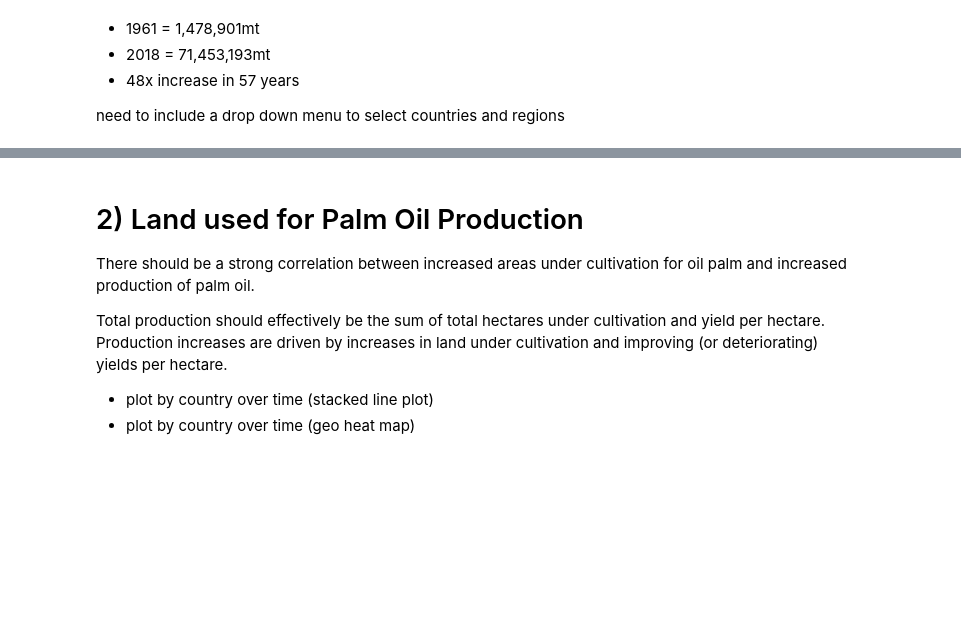
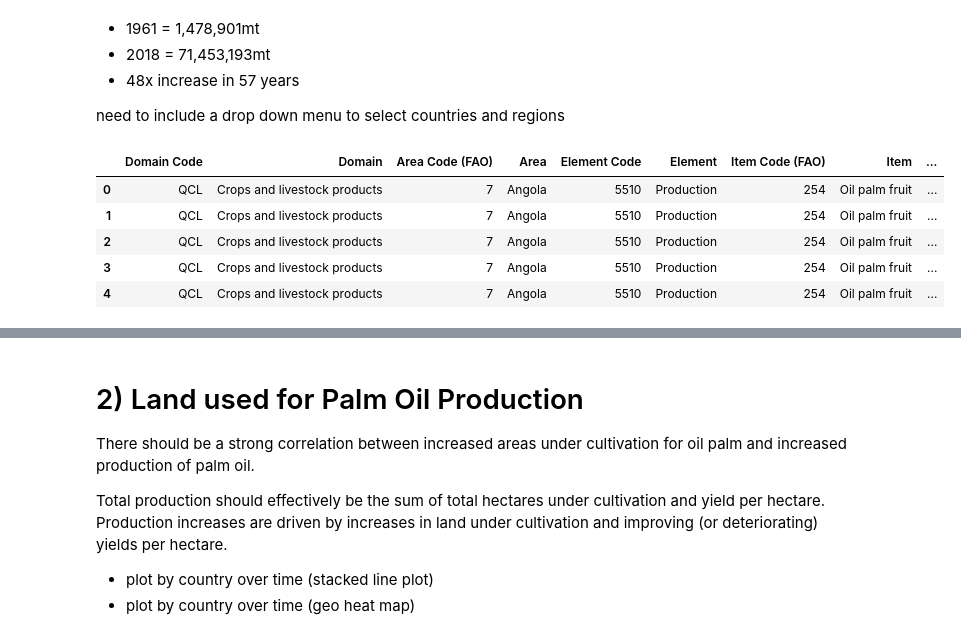
Before and after one commit to mkingopng/palm_olein, a Jupyter notebook: long_term_analysis.ipynb, the cells around one changed output, grey strips where cells are left out. Cells and saved outputs as stored; diff of their text form; code cells hidden in the pictures; blank space fills up the shorter version.

Commit message:
changing to new data direct from FAO api

```diff
--- a/long_term_analysis.ipynb
+++ b/long_term_analysis.ipynb
@@ -147,3 +105,13 @@ palm_oil_prodn_fig.show()
 - 48x increase in 57 years
 
 need to include a drop down menu to select countries and regions
+# %%
+prodn = pd.read_csv(os.path.join(DATA, 'oil_palm_fruit_production_data_5-27-2022.csv'))  # using the data from FAO
+prodn.head()
+# %% [output]
+|  | Domain Code | Domain | Area Code (FAO) | Area | Element Code | Element | Item Code (FAO) | Item | ... |
+| 0 | QCL | Crops and livestock products | 7 | Angola | 5510 | Production | 254 | Oil palm fruit | ... |
+| 1 | QCL | Crops and livestock products | 7 | Angola | 5510 | Production | 254 | Oil palm fruit | ... |
+| 2 | QCL | Crops and livestock products | 7 | Angola | 5510 | Production | 254 | Oil palm fruit | ... |
+| 3 | QCL | Crops and livestock products | 7 | Angola | 5510 | Production | 254 | Oil palm fruit | ... |
+| 4 | QCL | Crops and livestock products | 7 | Angola | 5510 | Production | 254 | Oil palm fruit | ... |
```
Also changed, not shown: parts of 12 cells of this notebook, 3 other files.
